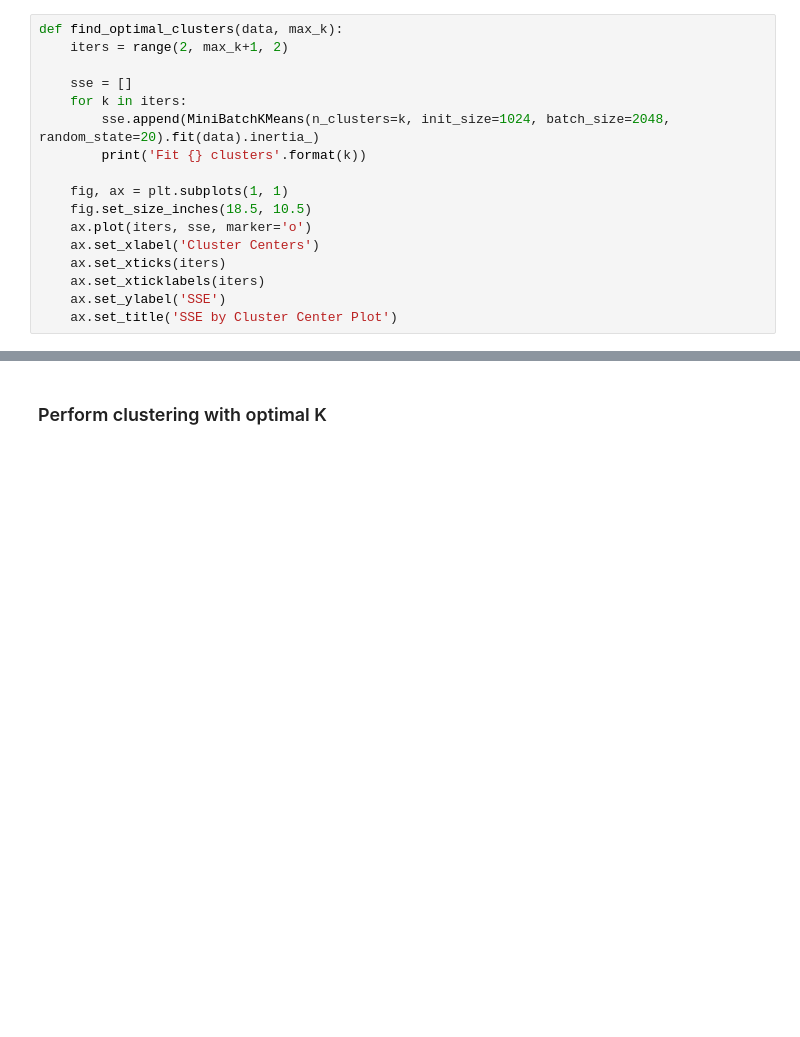
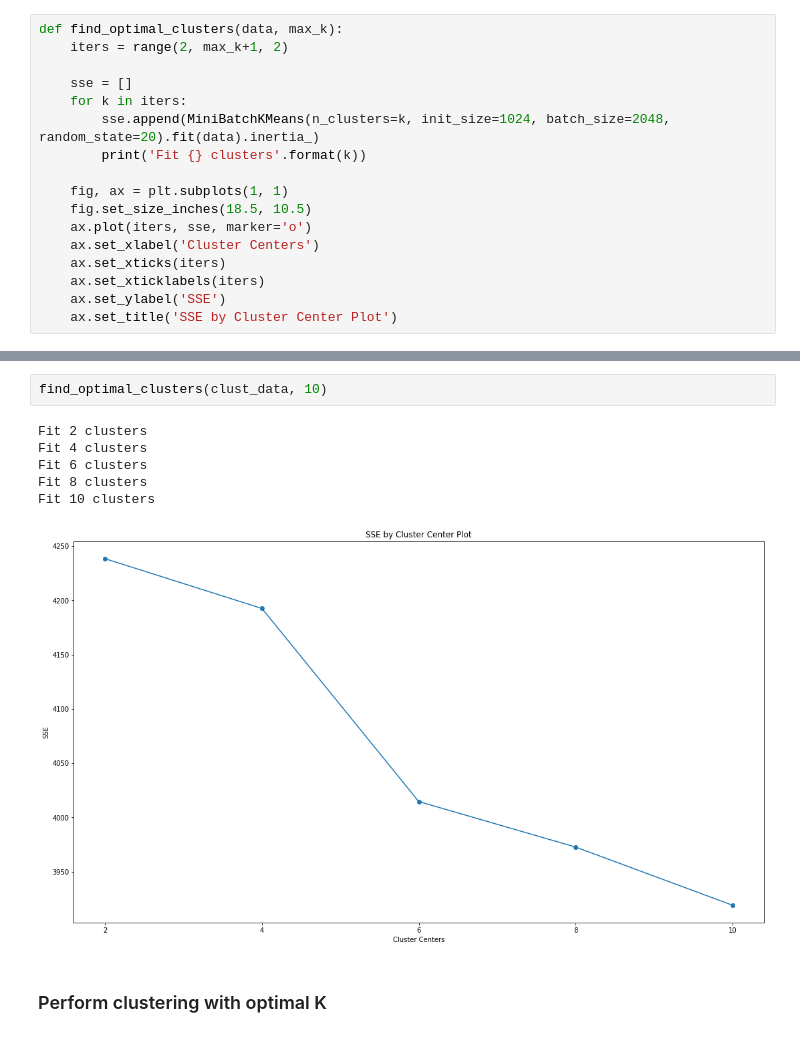
Before and after one commit to IBP-21-22/intbioproj, a Jupyter notebook: code/Kmeans.ipynb, the cells around one changed output, grey strips where cells are left out. Drawn from its saved outputs; the diff is of its cells as text; blank space fills up the shorter version.

```diff
--- a/code/Kmeans.ipynb
+++ b/code/Kmeans.ipynb
@@ -72,6 +72,15 @@ Fit 96 clusters
 Fit 98 clusters
 Fit 100 clusters
 [figure]
+# %%
+find_optimal_clusters(clust_data, 10)
+# %% [output]
+Fit 2 clusters
+Fit 4 clusters
+Fit 6 clusters
+Fit 8 clusters
+Fit 10 clusters
+[figure, added]
 # %% [markdown]
 ### Perform clustering with optimal K
 # %%
```
Also changed, not shown: parts of 1 cell of this notebook, 6 other files.
